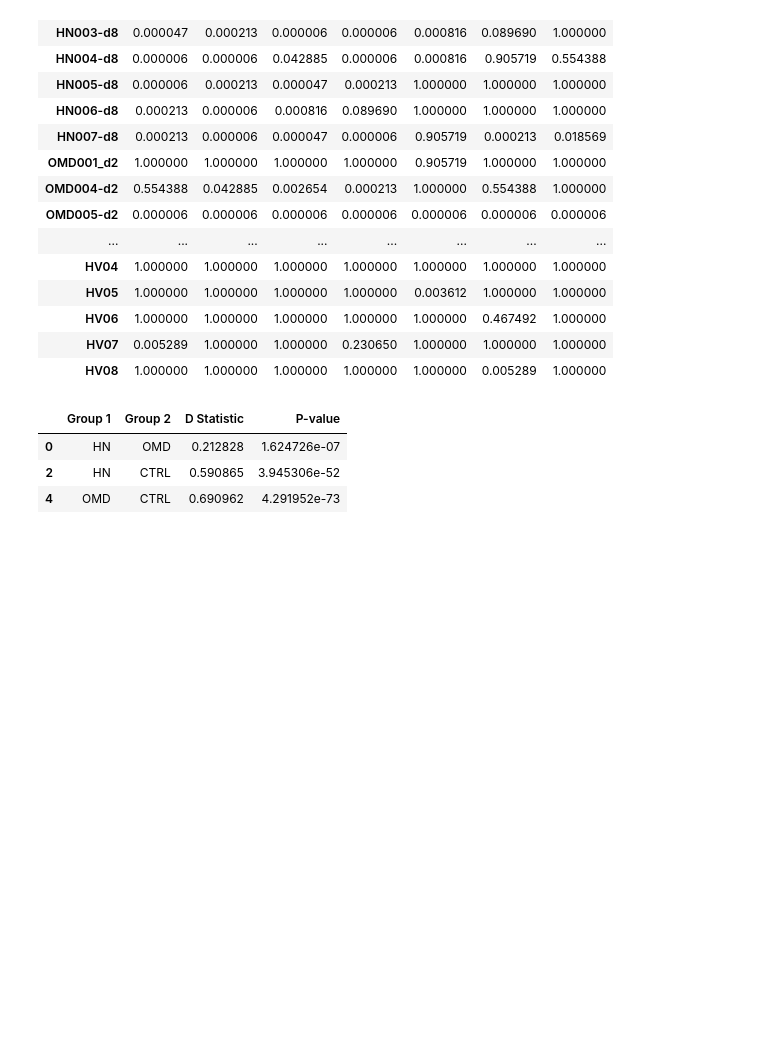
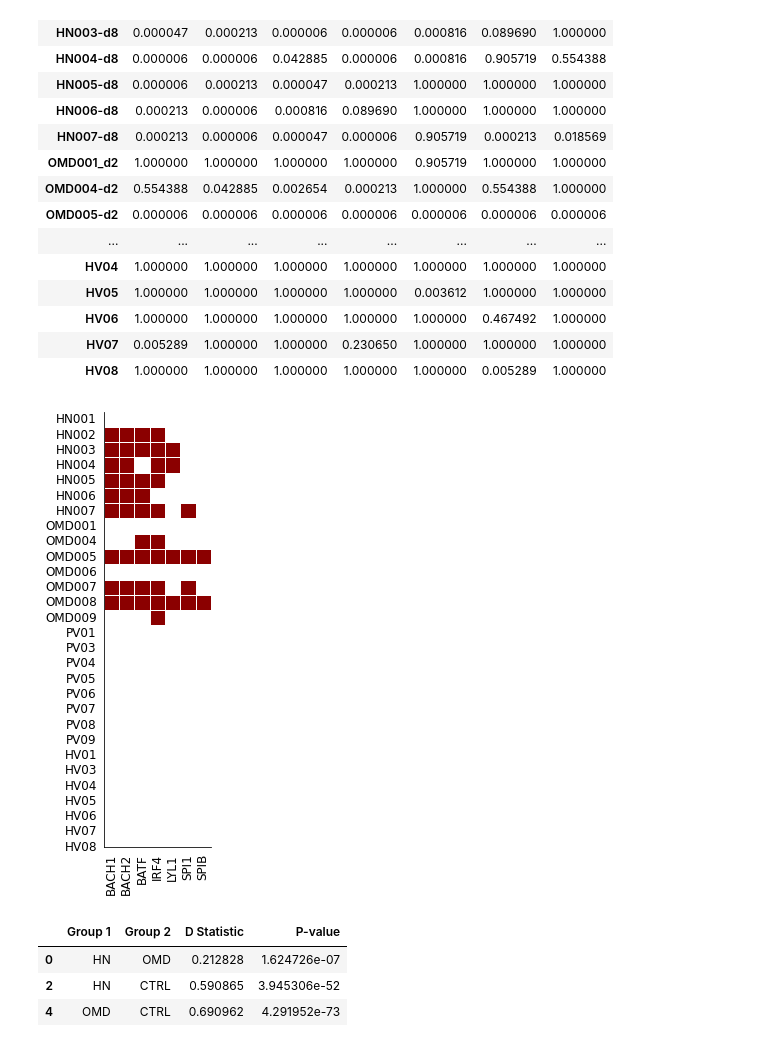
Before and after one commit to asherbryant/BBKMScProject, a Jupyter notebook: TFBS/TFBS_kolmogorov_smirnov.ipynb, the cells around one changed output. Drawn from its saved outputs; the diff is of its cells as text; code cells hidden in the pictures; blank space fills up the shorter version.

Commit message:
TFBS heatmaps+ size-selected corr

```diff
--- a/TFBS/TFBS_kolmogorov_smirnov.ipynb
+++ b/TFBS/TFBS_kolmogorov_smirnov.ipynb
@@ -402,6 +403,21 @@ p_df.style.applymap(bon_highlight)
 | HV06 | 1.000000 | 1.000000 | 1.000000 | 1.000000 | 1.000000 | 0.467492 | 1.000000 |
 | HV07 | 0.005289 | 1.000000 | 1.000000 | 0.230650 | 1.000000 | 1.000000 | 1.000000 |
 | HV08 | 1.000000 | 1.000000 | 1.000000 | 1.000000 | 1.000000 | 0.005289 | 1.000000 |
+# %%
+plot_df = p_df.applymap(lambda x: 0 if x > 0.01 else 1)
+plot_df = plot_df.iloc[:14].T
+
+cmap = LinearSegmentedColormap.from_list('mycmap', ['white', 'darkred'])
+sample_names = HN_cases + OMD_cases + PV_short + controls
+plot_df = plot_df.T
+plt.figure(figsize=(12,8))
+h = sns.heatmap(plot_df, linewidth = 1, cmap=cmap, square=True, yticklabels=sample_names, cbar=False)
+h.tick_params(bottom=False, left=False, labelsize=12)
+h.spines['left'].set_visible(True)
+h.spines['bottom'].set_visible(True)
+plt.savefig(f'heatmap_T1.png',dpi=300)
+# %% [output]
+[figure, added]
 # %%
 # T2
 HN_samples = HN_T2_samples
```
Also changed, not shown: parts of 3 cells of this notebook, 1 other file.
